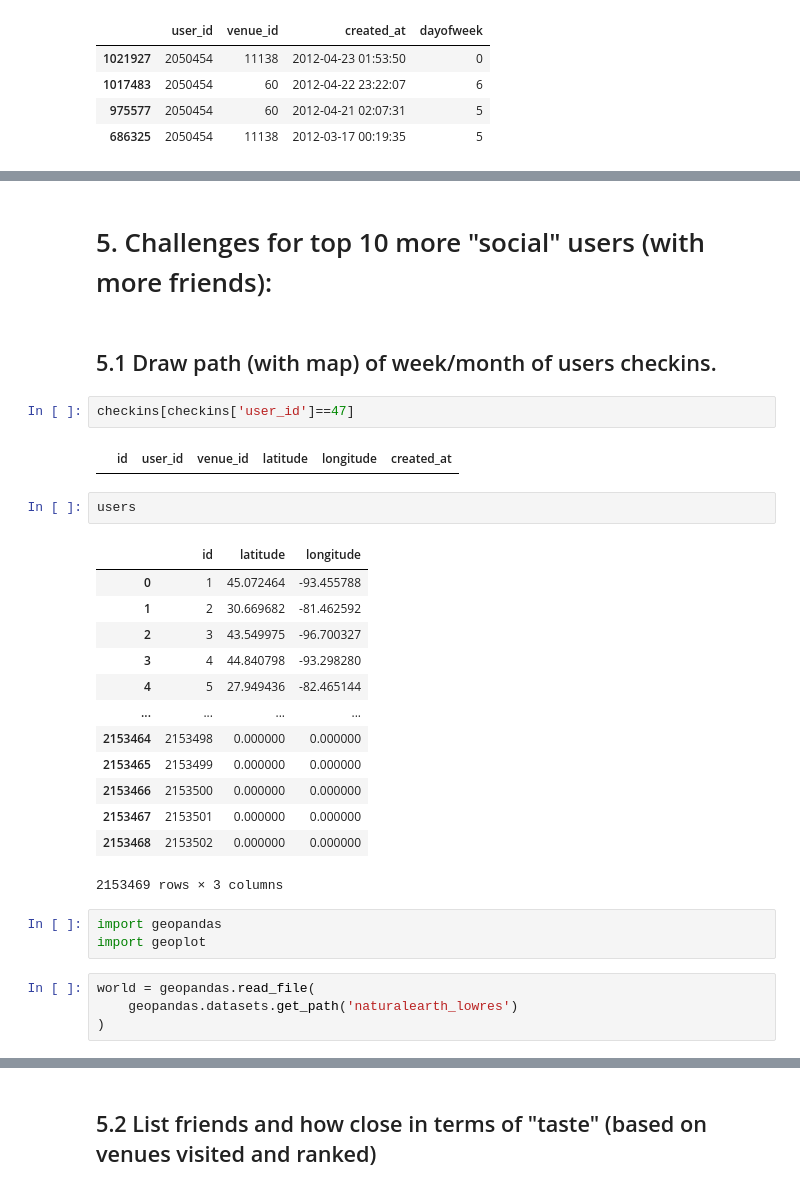
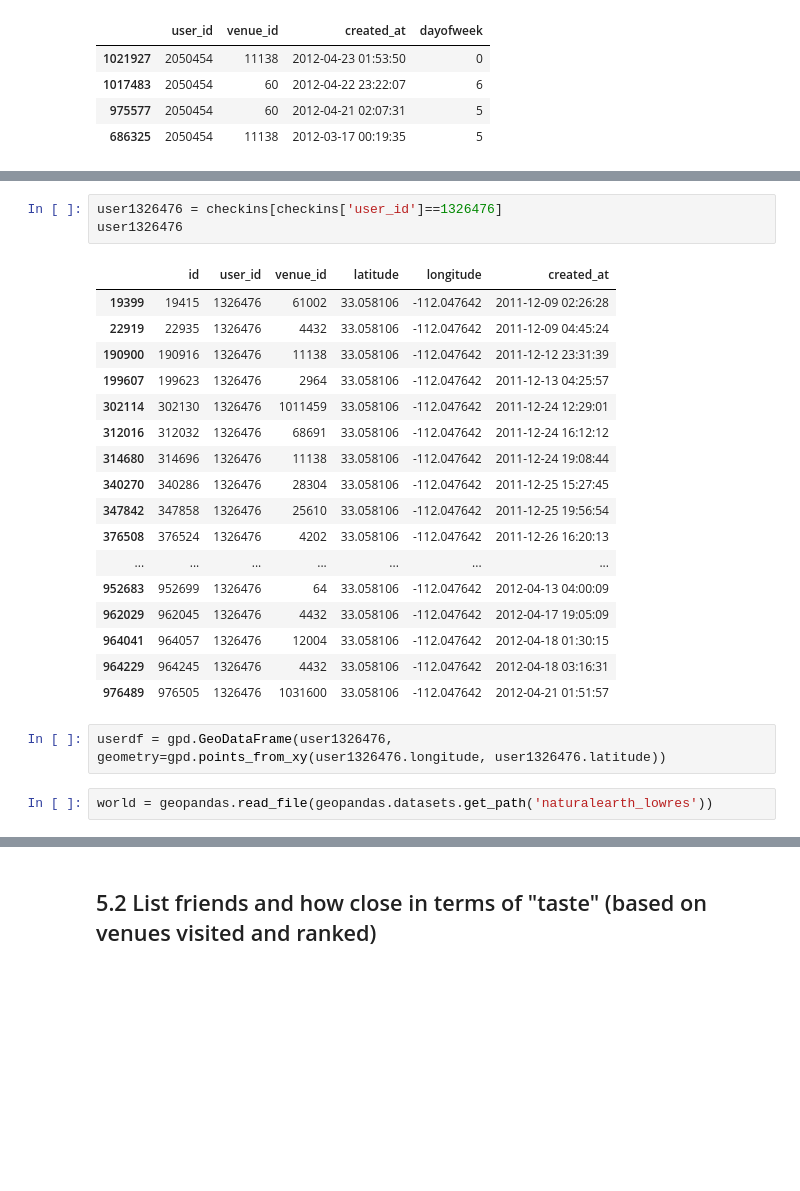
Before and after one commit to stefanauwyang/ml-engineer, a Jupyter notebook: ML-Engineer-Notebook.ipynb, the cells around one changed output, grey strips where cells are left out. Drawn from its saved outputs; the diff is of its cells as text; blank space fills up the shorter version.

```diff
--- a/ML-Engineer-Notebook.ipynb
+++ b/ML-Engineer-Notebook.ipynb
@@ -653,31 +719,25 @@ users_top_10_social
-# %% [markdown]
-# 5. Challenges for top 10 more "social" users (with more friends):
-# %% [markdown]
-## 5.1 Draw path (with map) of week/month of users checkins.
-# %%
-checkins[checkins['user_id']==47]
-# %% [output]
-|  | id | user_id | venue_id | latitude | longitude | created_at |
-# %%
-users
-# %% [output]
-|  | id | latitude | longitude |
-| 0 | 1 | 45.072464 | -93.455788 |
-| 1 | 2 | 30.669682 | -81.462592 |
-| 2 | 3 | 43.549975 | -96.700327 |
-| 3 | 4 | 44.840798 | -93.298280 |
-| 4 | 5 | 27.949436 | -82.465144 |
-| ... | ... | ... | ... |
-| 2153464 | 2153498 | 0.000000 | 0.000000 |
-| 2153465 | 2153499 | 0.000000 | 0.000000 |
-| 2153466 | 2153500 | 0.000000 | 0.000000 |
-| 2153467 | 2153501 | 0.000000 | 0.000000 |
-| 2153468 | 2153502 | 0.000000 | 0.000000 |
-2153469 rows × 3 columns
-# %%
-import geopandas
-import geoplot
+# %%
+user1326476 = checkins[checkins['user_id']==1326476]
+user1326476
+# %% [output]
+|  | id | user_id | venue_id | latitude | longitude | created_at |
+| 19399 | 19415 | 1326476 | 61002 | 33.058106 | -112.047642 | 2011-12-09 02:26:28 |
+| 22919 | 22935 | 1326476 | 4432 | 33.058106 | -112.047642 | 2011-12-09 04:45:24 |
+| 190900 | 190916 | 1326476 | 11138 | 33.058106 | -112.047642 | 2011-12-12 23:31:39 |
+| 199607 | 199623 | 1326476 | 2964 | 33.058106 | -112.047642 | 2011-12-13 04:25:57 |
+| 302114 | 302130 | 1326476 | 1011459 | 33.058106 | -112.047642 | 2011-12-24 12:29:01 |
+| 312016 | 312032 | 1326476 | 68691 | 33.058106 | -112.047642 | 2011-12-24 16:12:12 |
+| 314680 | 314696 | 1326476 | 11138 | 33.058106 | -112.047642 | 2011-12-24 19:08:44 |
+| 340270 | 340286 | 1326476 | 28304 | 33.058106 | -112.047642 | 2011-12-25 15:27:45 |
+| 347842 | 347858 | 1326476 | 25610 | 33.058106 | -112.047642 | 2011-12-25 19:56:54 |
+| 376508 | 376524 | 1326476 | 4202 | 33.058106 | -112.047642 | 2011-12-26 16:20:13 |
+| ... | ... | ... | ... | ... | ... | ... |
+| 952683 | 952699 | 1326476 | 64 | 33.058106 | -112.047642 | 2012-04-13 04:00:09 |
+| 962029 | 962045 | 1326476 | 4432 | 33.058106 | -112.047642 | 2012-04-17 19:05:09 |
+| 964041 | 964057 | 1326476 | 12004 | 33.058106 | -112.047642 | 2012-04-18 01:30:15 |
+| 964229 | 964245 | 1326476 | 4432 | 33.058106 | -112.047642 | 2012-04-18 03:16:31 |
+| 976489 | 976505 | 1326476 | 1031600 | 33.058106 | -112.047642 | 2012-04-21 01:51:57 |
+# %%
+userdf = gpd.GeoDataFrame(user1326476, geometry=gpd.points_from_xy(user1326476.longitude, user1326476.latitude))
 # %%
-world = geopandas.read_file(
-    geopandas.datasets.get_path('naturalearth_lowres')
-)
+world = geopandas.read_file(geopandas.datasets.get_path('naturalearth_lowres'))
```
Also changed, not shown: parts of 20 cells of this notebook.
